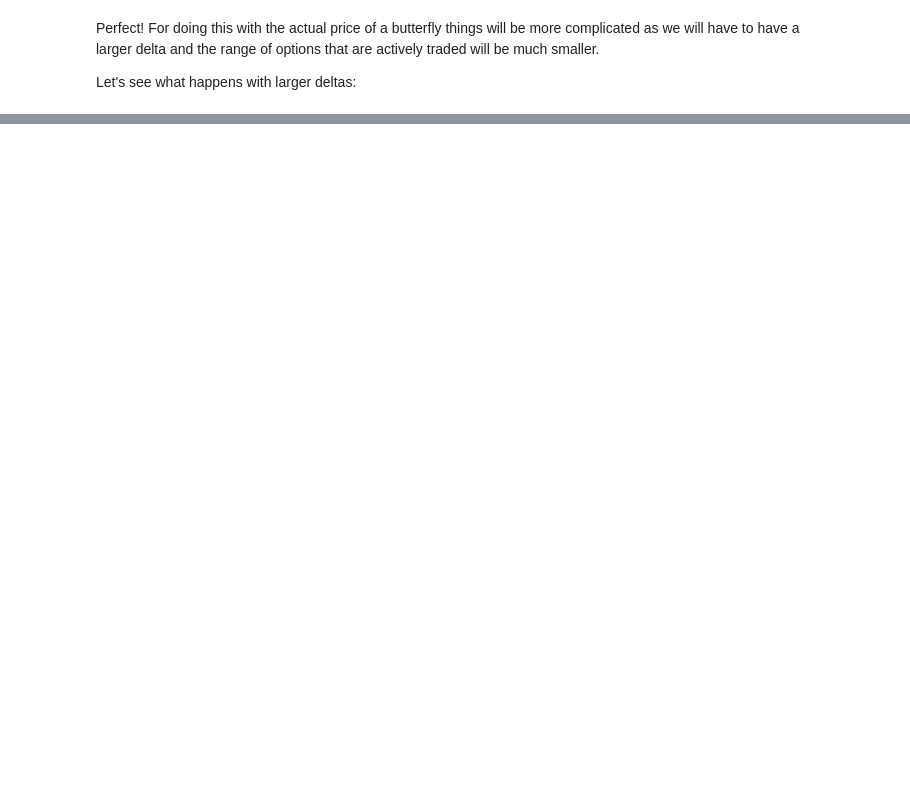
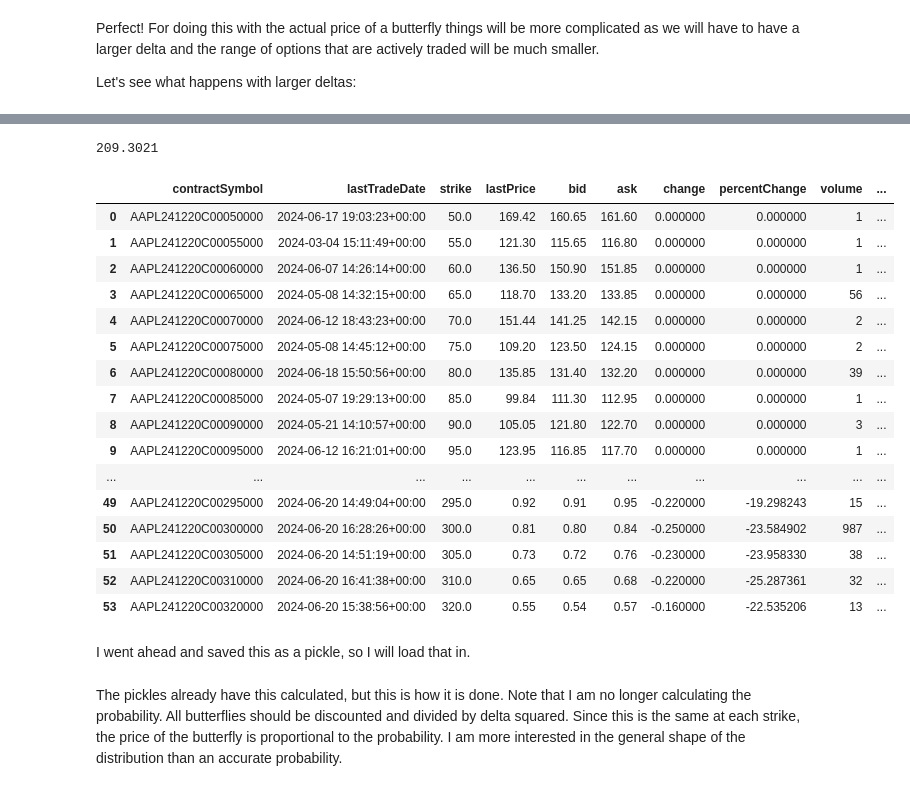
Before and after one commit to hdaniel17/options, a Jupyter notebook: implied-probability.ipynb, the cells around one changed output, grey strips where cells are left out. Saved outputs shown, nothing was run; the diff lists cells and outputs as text; code cells hidden in the pictures; blank space fills up the shorter version.

```diff
--- a/implied-probability.ipynb
+++ b/implied-probability.ipynb
@@ -263,0 +205,29 @@ Before continuing, I will research some more to see what the best strategy is fo
+# %%
+currentPrice = tk.info['currentPrice']
+currentPrice
+# %% [output]
+209.3021
+# %%
+# This is how we can access the option chain
+tk.option_chain(tk.options[11]).calls
+# tk.option_chain(tk.options[11]).puts
+# %% [output]
+|  | contractSymbol | lastTradeDate | strike | lastPrice | bid | ask | change | percentChange | volume | ... |
+| 0 | AAPL241220C00050000 | 2024-06-17 19:03:23+00:00 | 50.0 | 169.42 | 160.65 | 161.60 | 0.000000 | 0.000000 | 1 | ... |
+| 1 | AAPL241220C00055000 | 2024-03-04 15:11:49+00:00 | 55.0 | 121.30 | 115.65 | 116.80 | 0.000000 | 0.000000 | 1 | ... |
+| 2 | AAPL241220C00060000 | 2024-06-07 14:26:14+00:00 | 60.0 | 136.50 | 150.90 | 151.85 | 0.000000 | 0.000000 | 1 | ... |
+| 3 | AAPL241220C00065000 | 2024-05-08 14:32:15+00:00 | 65.0 | 118.70 | 133.20 | 133.85 | 0.000000 | 0.000000 | 56 | ... |
+| 4 | AAPL241220C00070000 | 2024-06-12 18:43:23+00:00 | 70.0 | 151.44 | 141.25 | 142.15 | 0.000000 | 0.000000 | 2 | ... |
+| 5 | AAPL241220C00075000 | 2024-05-08 14:45:12+00:00 | 75.0 | 109.20 | 123.50 | 124.15 | 0.000000 | 0.000000 | 2 | ... |
+| 6 | AAPL241220C00080000 | 2024-06-18 15:50:56+00:00 | 80.0 | 135.85 | 131.40 | 132.20 | 0.000000 | 0.000000 | 39 | ... |
+| 7 | AAPL241220C00085000 | 2024-05-07 19:29:13+00:00 | 85.0 | 99.84 | 111.30 | 112.95 | 0.000000 | 0.000000 | 1 | ... |
+| 8 | AAPL241220C00090000 | 2024-05-21 14:10:57+00:00 | 90.0 | 105.05 | 121.80 | 122.70 | 0.000000 | 0.000000 | 3 | ... |
+| 9 | AAPL241220C00095000 | 2024-06-12 16:21:01+00:00 | 95.0 | 123.95 | 116.85 | 117.70 | 0.000000 | 0.000000 | 1 | ... |
+| ... | ... | ... | ... | ... | ... | ... | ... | ... | ... | ... |
+| 49 | AAPL241220C00295000 | 2024-06-20 14:49:04+00:00 | 295.0 | 0.92 | 0.91 | 0.95 | -0.220000 | -19.298243 | 15 | ... |
+| 50 | AAPL241220C00300000 | 2024-06-20 16:28:26+00:00 | 300.0 | 0.81 | 0.80 | 0.84 | -0.250000 | -23.584902 | 987 | ... |
+| 51 | AAPL241220C00305000 | 2024-06-20 14:51:19+00:00 | 305.0 | 0.73 | 0.72 | 0.76 | -0.230000 | -23.958330 | 38 | ... |
+| 52 | AAPL241220C00310000 | 2024-06-20 16:41:38+00:00 | 310.0 | 0.65 | 0.65 | 0.68 | -0.220000 | -25.287361 | 32 | ... |
+| 53 | AAPL241220C00320000 | 2024-06-20 15:38:56+00:00 | 320.0 | 0.55 | 0.54 | 0.57 | -0.160000 | -22.535206 | 13 | ... |
+# %% [markdown]
+I went ahead and saved this as a pickle, so I will load that in.
@@ -263,0 +237,2 @@ Before continuing, I will research some more to see what the best strategy is fo
+# %% [markdown]
+The pickles already have this calculated, but this is how it is done. Note that I am no longer calculating the probability. All butterflies should be discounted and divided by delta squared. Since this is the same at each strike, the price of the butterfly is proportional to the probability. I am more interested in the general shape of the distribution than an accurate probability.
```
Also changed, not shown: parts of 25 cells of this notebook, 2 other files.
